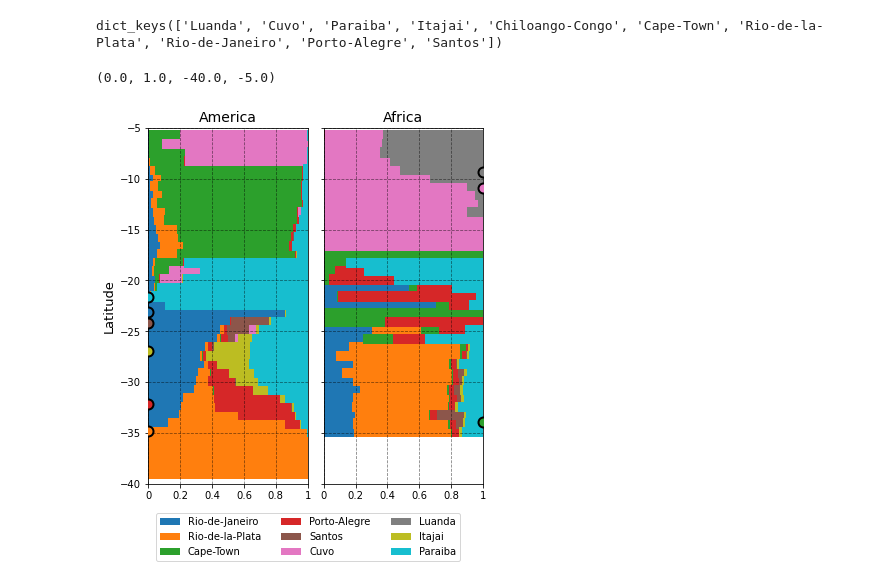
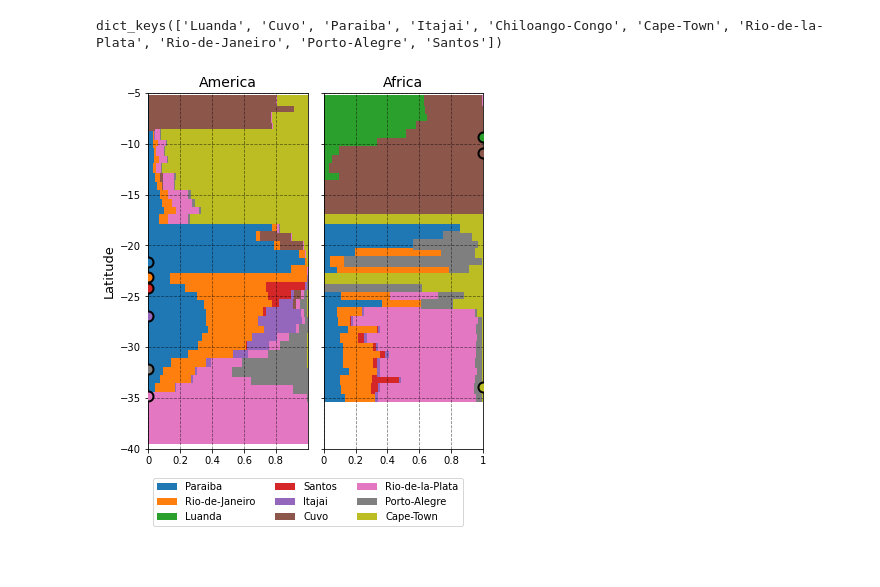
Before and after one commit to OceanParcels/BayesianAnalysis_SouthAtlantic, a Jupyter notebook: notebooks/article_plots.ipynb, the cells around one changed output. Saved outputs shown, nothing was run; the diff lists cells and outputs as text; code cells hidden in the pictures.

```diff
--- a/notebooks/article_plots.ipynb
+++ b/notebooks/article_plots.ipynb
@@ -25,2 +30,14 @@ likelihood_avg_1500 = np.load('../data/analysis/sa-S03/likelihood_sa-S03_average
+# %%
+ordered_labels = ['Paraiba',
+                'Rio-de-Janeiro',
+                'Luanda',
+                'Santos',
+                'Itajai',
+                'Cuvo',
+                'Rio-de-la-Plata',
+                'Porto-Alegre',
+                'Cape-Town']
+
+labels = list(posterior_avg.keys())
 # %% [markdown]
 # Probability maps
@@ -267,8 +315,8 @@ dict_keys(['Luanda', 'Cuvo', 'Paraiba', 'Itajai', 'Chiloango-Congo', 'Cape-Town'
 african_sources = ['Luanda', 'Cuvo', 'Chiloango-Congo', 'Cape-Town']
 american_sources = ['Paraiba', 'Itajai', 'Rio-de-la-Plata', 'Rio-de-Janeiro', 'Porto-Alegre', 'Santos']
 # %%
-x_colors = np.linspace(0,1, 9)
-colors = cm.get_cmap('tab10')(x_colors)
+# x_colors = np.linspace(0,1, 9)
+# colors = cm.get_cmap('tab10')(x_colors)
 
 fig = plt.figure(figsize=(6,8))
 gs = fig.add_gridspec(2, 2, wspace=0.1, height_ratios=[0.9, 0.1])
@@ -276,38 +324,38 @@ ax = gs.subplots(sharey=True)
 lower_margin_am = 0
 lower_margin_af = 0
 
-for k, loc in enumerate(labels):
+for k, loc in enumerate(ordered_labels):
     ax[0,0].barh(params_beach['lat_range_america'], post_beach['America'][loc][0], label=loc, height=1,
-           left=lower_margin_am, color=colors[k])
+           left=lower_margin_am, color=f'C{k}')
     lower_margin_am += np.nan_to_num(post_beach['America'][loc][0])
 
     ax[0,1].barh(params_beach['lat_range_america'], post_beach['Africa'][loc][0], height=1,
-           left=lower_margin_af, color=colors[k])
+           left=lower_margin_af, color=f'C{k}')
     lower_margin_af += np.nan_to_num(post_beach['Africa'][loc][0])
 
     if loc in african_sources:
-        ax[0,1].scatter(1., river_sources[loc][0], color=colors[k], edgecolor='k', zorder=3, s=100,
+        ax[0,1].scatter(1., river_sources[loc][0], color=f'C{k}', edgecolor='k', zorder=3, s=100,
                      linewidths=2)
     elif loc in american_sources:
-        ax[0,0].scatter(0., river_sources[loc][0], color=colors[k], edgecolor='k', zorder=3, s=100,
+        ax[0,0].scatter(0., river_sources[loc][0], color=f'C{k}', edgecolor='k', zorder=3, s=100,
                      linewidths=2)
 
 my_ticks = [0, 0.2, 0.4, 0.6, 0.8, 1]
 ax[0,0].set_xticklabels(my_ticks)
 ax[0,1].set_xticklabels(my_ticks)
 ax[0,0].set_ylim(-40, -5)
 ax[0,0].legend(bbox_to_anchor=(1, -0.15), loc='center', ncol=3)
 ax[0,0].set_title('America', fontsize=14)
 
 ax[0,1].set_title('Africa', fontsize=14)
 ax[0,0].set_ylabel('Latitude', fontsize=13)
 # ax[0,0].set_xlabel('Probability', fontsize=13)
 # ax[0,1].set_xlabel('Probability', fontsize=13)
 ax[0,0].grid(color='k', linestyle='--', alpha=0.5)
 ax[0,1].grid(color='k', linestyle='--', alpha=0.5)
 
 ax[1,0].axis('off')
 ax[1,1].axis('off')
+plt.savefig('../article_figs/beached_posterior_4y_average', dpi=200)
 # %% [output]
-(0.0, 1.0, -40.0, -5.0)
-[figure, old version]
+[figure, new version]
```
Also changed, not shown: parts of 16 cells of this notebook, 1 other file.
